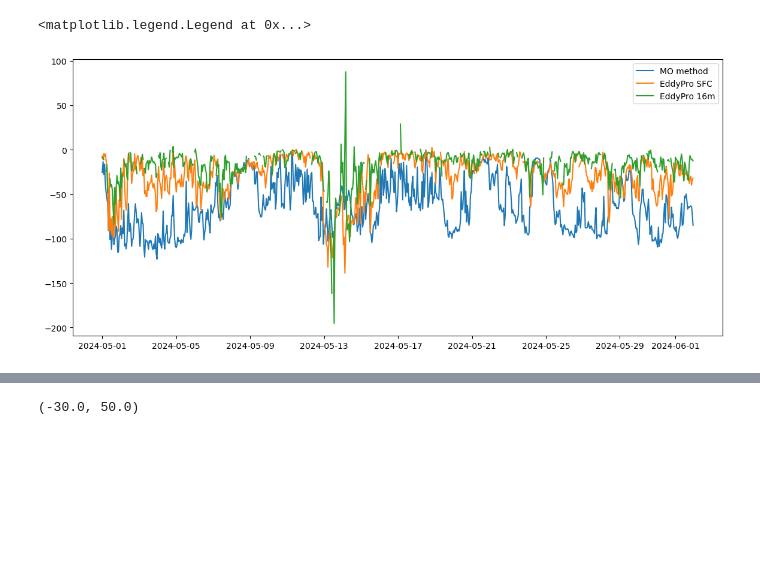
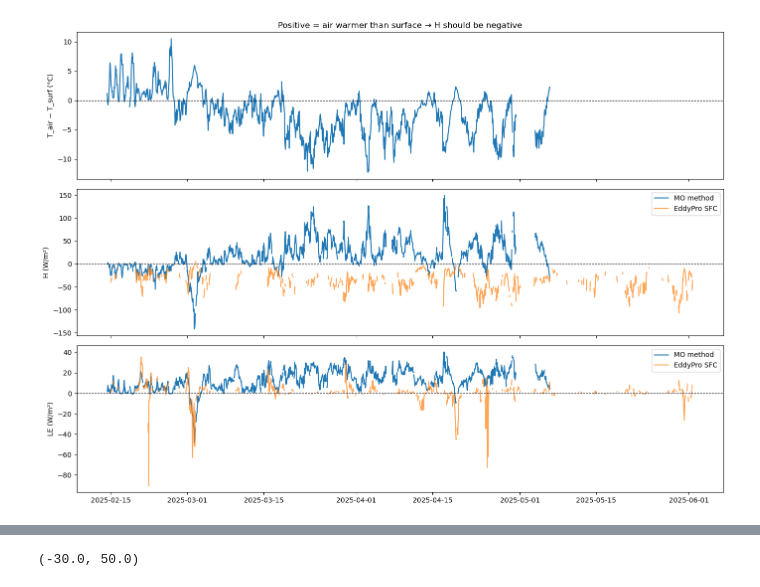
Before and after one commit to Rainette9/DataProcessingScripts, a Jupyter notebook: notebooks/MO_fluxes.ipynb, the cells around one changed output, grey strips where cells are left out. Drawn from its saved outputs; the diff is of its cells as text; code cells hidden in the pictures; blank space fills up the shorter version.

```diff
--- a/notebooks/MO_fluxes.ipynb
+++ b/notebooks/MO_fluxes.ipynb
@@ -107,0 +103,8 @@ z0, z0rolling=compute_roughness_length(fluxes_SFC, fluxes_SFC_qc,heights['sonic'
+# %%
+z0, z0rolling=compute_roughness_length(fluxes_sfc, fluxes_sfc_qc, 1.8)
+plt.plot(z0)
+plt.plot(z0rolling, label='z0 rolling median')
+plt.yscale('log')
+plt.ylim(1e-9, 1e-1)
+plt.figure(figsize=(10, 5))
+plt.plot(z0rolling, label='z0 rolling median')
@@ -224,11 +333,30 @@ time
 # %%
-plt.figure(figsize=(14,6))
-start='2024-05-01'
-end='2024-06-01'
-plt.plot(resample_with_threshold(result['H'], '1h', interpolate=True, max_gap='1h', min_valid_percent=80)[start:end], label='MO method')
-plt.plot(resample_with_threshold(fluxes_SFC['H'], '1h', interpolate=True, max_gap='30min', min_valid_percent=80)[start:end], label='EddyPro SFC')
-plt.plot(resample_with_threshold(fluxes_16m['H'], '1h', interpolate=True, max_gap='30min', min_valid_percent=80)[start:end], label='EddyPro 16m')
-plt.legend()
+start='2025-02-14'
+end='2025-06-01'
+
+fig, axes = plt.subplots(3, 1, figsize=(14, 10), sharex=True)
+
+# Temperature gradient — tells you which sign H should have
+dt = (dat['TA'] - dat['T_surf']).dropna().resample('1h').mean()
+axes[0].plot(dt[start:end])
+axes[0].axhline(0, color='k', lw=0.8, ls='--')
+axes[0].set_ylabel('T_air − T_surf (°C)')
+axes[0].set_title('Positive = air warmer than surface → H should be negative')
+
+# H comparison
+axes[1].plot(resample_with_threshold(result['H'], '1h', min_valid_percent=80)[start:end], label='MO method')
+axes[1].plot(resample_with_threshold(fluxes_sfc['H'], '1h', min_valid_percent=80)[start:end], label='EddyPro SFC', alpha=0.7)
+axes[1].axhline(0, color='k', lw=0.8, ls='--')
+axes[1].set_ylabel('H (W/m²)')
+axes[1].legend()
+
+# LE comparison
+axes[2].plot(resample_with_threshold(result['LE'], '1h', min_valid_percent=80)[start:end], label='MO method')
+axes[2].plot(resample_with_threshold(fluxes_sfc['LE'], '1h', min_valid_percent=80)[start:end], label='EddyPro SFC', alpha=0.7)
+axes[2].axhline(0, color='k', lw=0.8, ls='--')
+axes[2].set_ylabel('LE (W/m²)')
+axes[2].legend()
+
+plt.tight_layout()
 # %% [output]
-<matplotlib.legend.Legend at 0x...>
-[figure, old version]
+[figure, new version]
```
Also changed, not shown: parts of 21 cells of this notebook, 4 other files.
